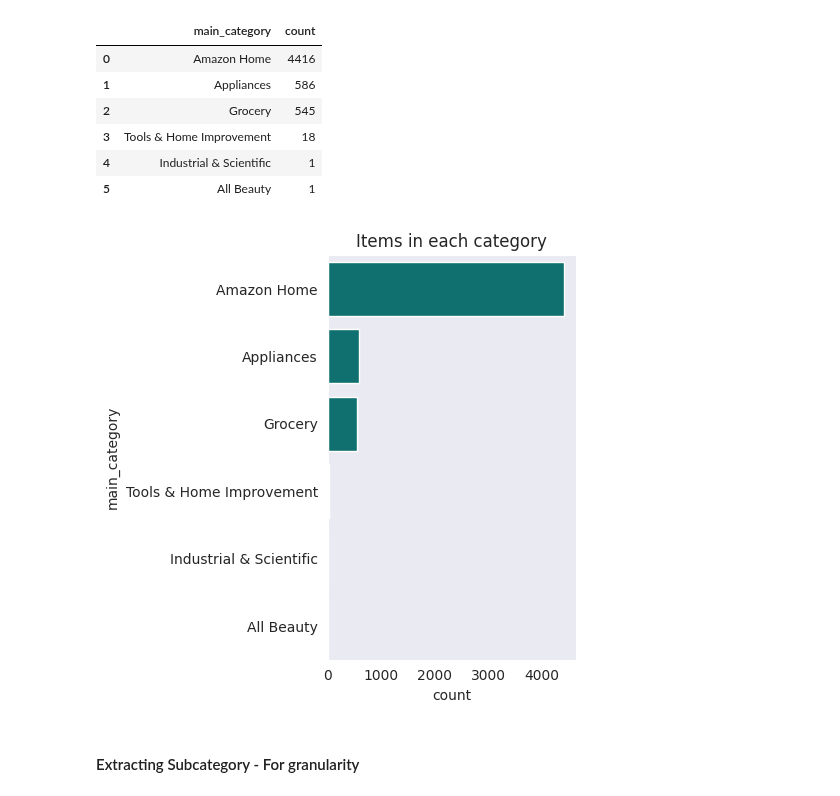
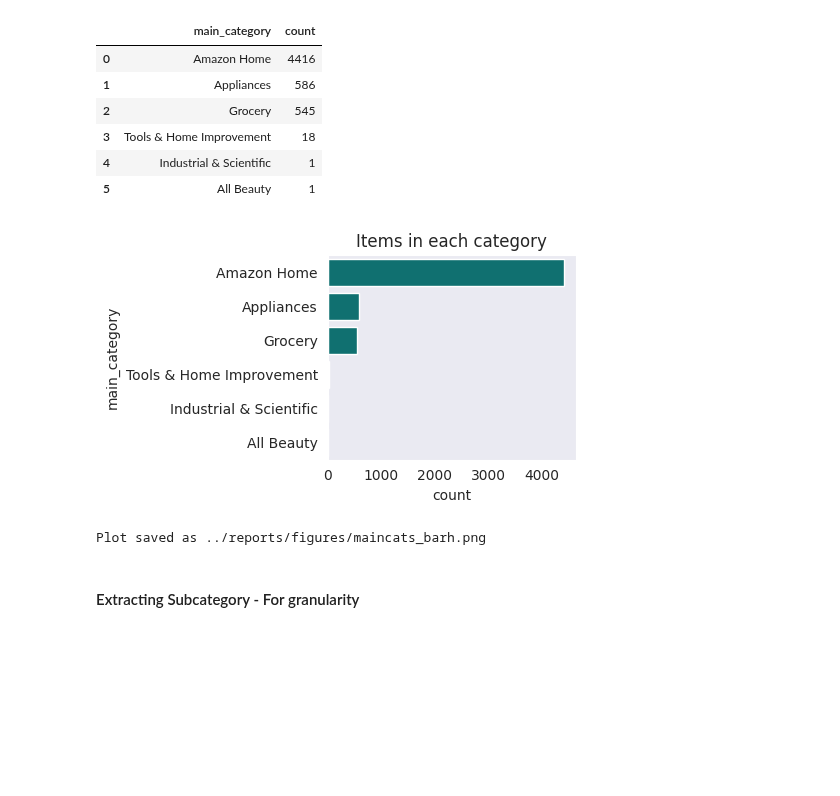
Before and after one commit to ds-edu/capstone-recsys, a Jupyter notebook: recsys_ecomm/notebooks/recsys.ipynb, the cells around one changed output. Drawn from its saved outputs; the diff is of its cells as text; code cells hidden in the pictures; blank space fills up the shorter version.

```diff
--- a/recsys_ecomm/notebooks/recsys.ipynb
+++ b/recsys_ecomm/notebooks/recsys.ipynb
@@ -269,6 +269,14 @@ asin           0
 parent_asin    0
 user_id        0
 dtype: int64
+# %%
+# Extract the last category in the list values in [categories]
+df_meta['subcategory'] = df_meta['categories'].apply(lambda x: x[-1] if len(x) else None)
+# If [categories] is empty, assign value from [main_category]
+df_meta['subcategory'].fillna(df_meta['main_category'], inplace=True)
+
+# Checkpoint: No null values in subcategory
+assert df_meta['subcategory'].isna().sum() == 0, "There are null values in subcategory column."
 # %% [markdown]
 ## EDA
 # %% [markdown]
@@ -353,8 +362,8 @@ sns.set_style('dark', {'axes.grid':False})
 plt.figure(figsize=(5,4))
 
 # _ = sns.histplot(data=df, x='rating', color='teal', bins=5, kde=True)
-_ = sns.kdeplot(data=df, x='rating', fill=True, alpha=0.5)
-_.set_title('Distribution of ratings')
+fig = sns.kdeplot(data=df, x='rating', fill=True, alpha=0.5)
+fig.set_title('Distribution of ratings')
 plt.axvline(x=df['rating'].mean(), ls='--', linewidth=1, color='red', label='Mean Rating: {:.2f}'.format(df['rating'].mean()))
 plt.axvline(x=df['rating'].median(), ls='--', linewidth=1, color='orange', label='Median Rating: {:.2f}'.format(df['rating'].median()))
 plt.legend()
@@ -362,3 +371,20 @@ plt.tight_layout()
 plt.show()
 # %% [output]
 [figure]
+# %%
+# save plots to File
+def save_plot(fig, filename, dpi=100):
+    """
+    Save the plot to a file.
+
+    Args:
+        fig (matplotlib.figure.Figure): The figure to save.
+        filename (str): The filename to save the figure as.
+    """
+    fig.savefig(filename, bbox_inches='tight', dpi=dpi)
+    print(f"Plot saved as {filename}")
+# %%
+figpath = '../reports/figures/'
+figname = 'ratings_kdeplot.png'
+# plt.savefig(os.path.join(figpath, figname), dpi=300, bbox_inches='tight')
+save_plot(fig.figure, os.path.join(figpath, figname))
@@ -395,14 +427,18 @@ vc_categories[0:k]
 # %%
 # Plot categories
 sns.set_style('dark', {'axes.grid':False})
-plt.figure(figsize=(5,5))
+plt.figure(figsize=(5,3))
 
-_ = sns.barplot(data=vc_categories, y='main_category', x='count', color='teal')
-_.set_title('Items in each category')
+barh = sns.barplot(data=vc_categories, y='main_category', x='count', color='teal')
+barh.set_title('Items in each category')
 plt.tight_layout()
 plt.show()
+
+figname = 'maincats_barh.png'
+save_plot(barh.figure, os.path.join(figpath, figname))
 # %% [output]
-[figure, old version]
+[figure, new version]
+Plot saved as ../reports/figures/maincats_barh.png
 # %% [markdown]
 #### Extracting Subcategory - For granularity
 # %%
```
Also changed, not shown: parts of 26 cells of this notebook.
